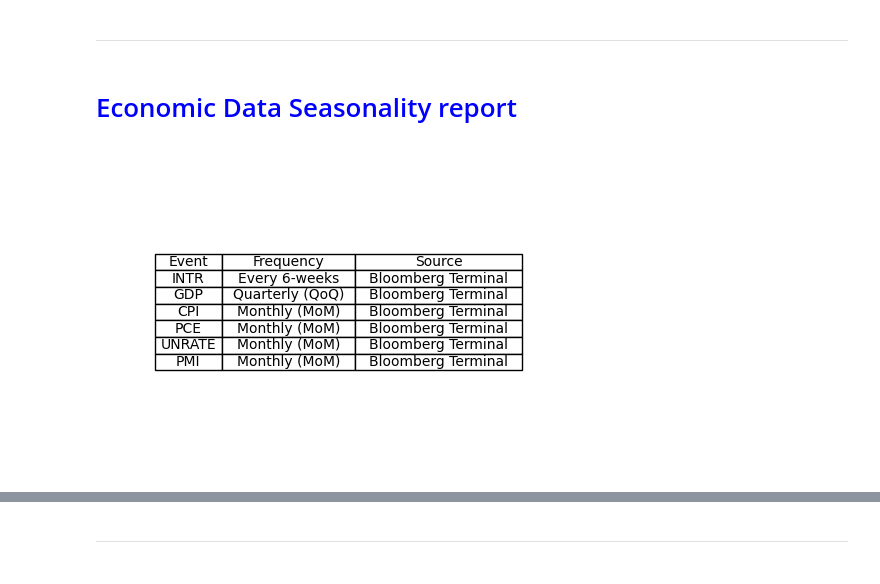
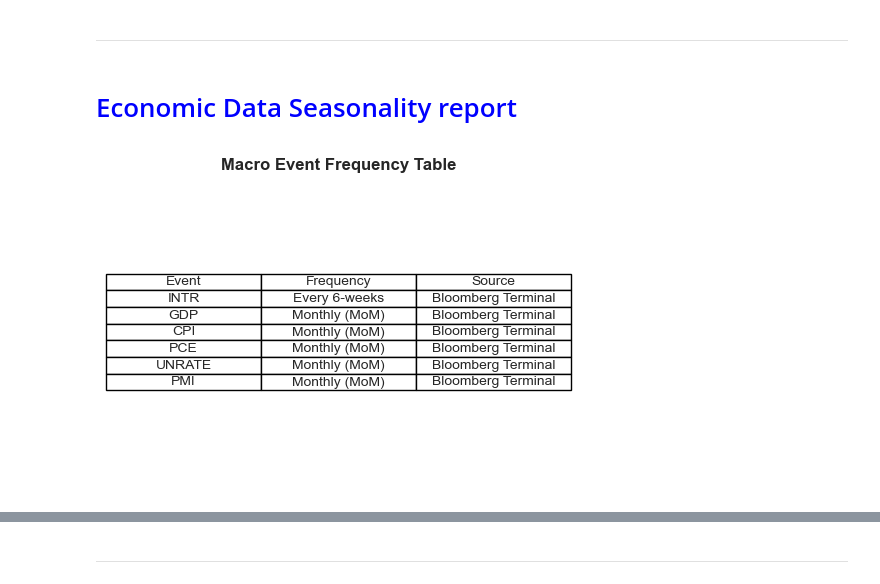
Before and after one commit to Modi1997/FX-HFT-Effects-on-US-Macro-Data, a Jupyter notebook: FX HFT Effects on US Macroeconomic Data Releases.ipynb, the cells around one changed output, grey strips where cells are left out. Saved outputs shown, nothing was run; the diff lists cells and outputs as text; code cells hidden in the pictures.

Commit message:
update: new data analysis

```diff
--- a/FX HFT Effects on US Macroeconomic Data Releases.ipynb
+++ b/FX HFT Effects on US Macroeconomic Data Releases.ipynb
@@ -693,22 +948,22 @@ len(final_data)
 # %% [markdown]
 ------------
-# %% [markdown]
-#  <span style="color:blue"> Economic Data Seasonality report </span>
+# %% [markdown]
+#  <span style="color:blue"> Economic Data Seasonality report </span>
 # %%
 fig, ax = plt.subplots(figsize=(6, 4))
 ax.axis("tight")
 ax.axis("off")
 table_data = [["INTR", "Every 6-weeks", "Bloomberg Terminal"],
-              ["GDP", "Quarterly (QoQ)", "Bloomberg Terminal"],
+              ["GDP", "Monthly (MoM)", "Bloomberg Terminal"],
               ["CPI", "Monthly (MoM)", "Bloomberg Terminal"],
               ["PCE", "Monthly (MoM)", "Bloomberg Terminal"],
               ["UNRATE", "Monthly (MoM)", "Bloomberg Terminal"],
               ["PMI", "Monthly (MoM)", "Bloomberg Terminal"]]
 
 table = ax.table(cellText=table_data, colLabels=["Event", "Frequency", "Source"], cellLoc="center", loc="center")
-table.auto_set_font_size(False)
-table.set_fontsize(10)
-table.auto_set_column_width([0, 1, 2])
+
+# Display the table
+plt.title("Macro Event Frequency Table", fontsize=12, fontweight='bold')
 plt.show()
 # %% [output]
-[figure, old version]
+[figure, new version]
```
Also changed, not shown: parts of 31 cells of this notebook.
